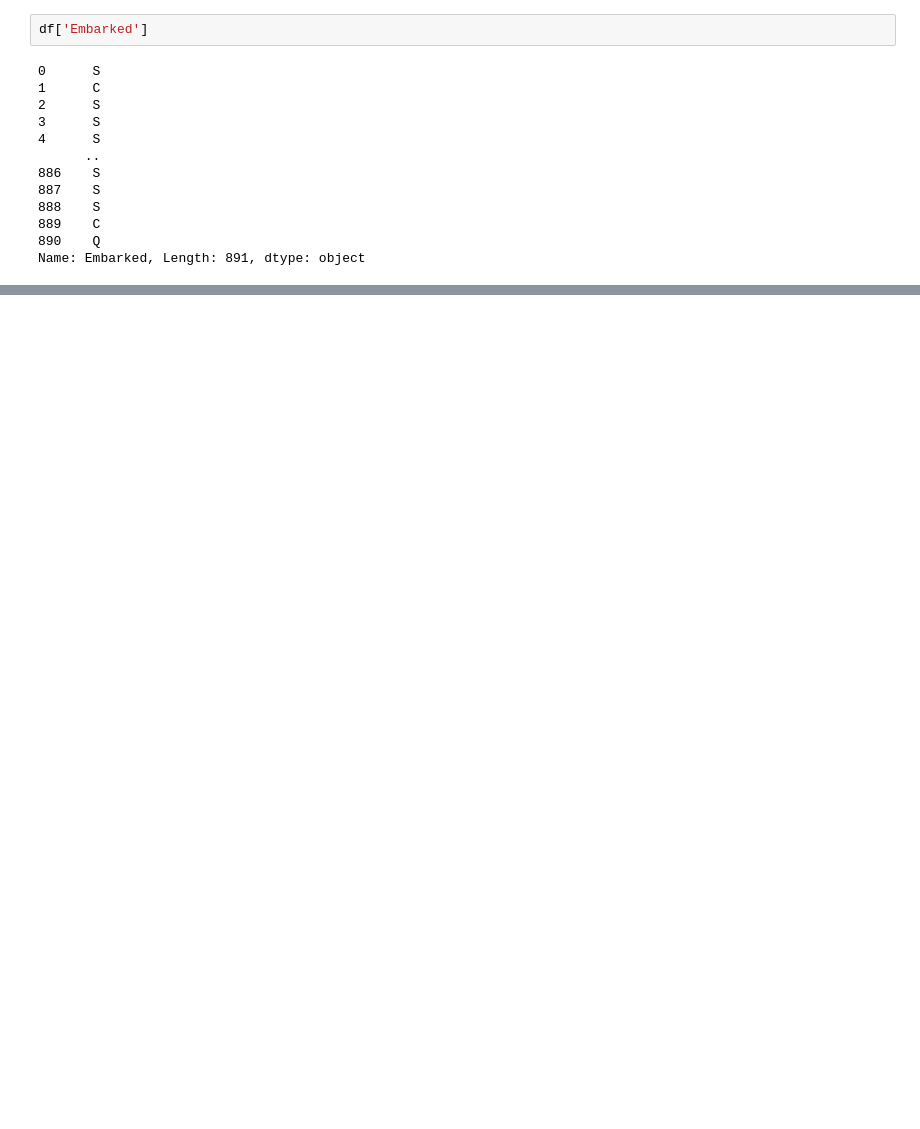
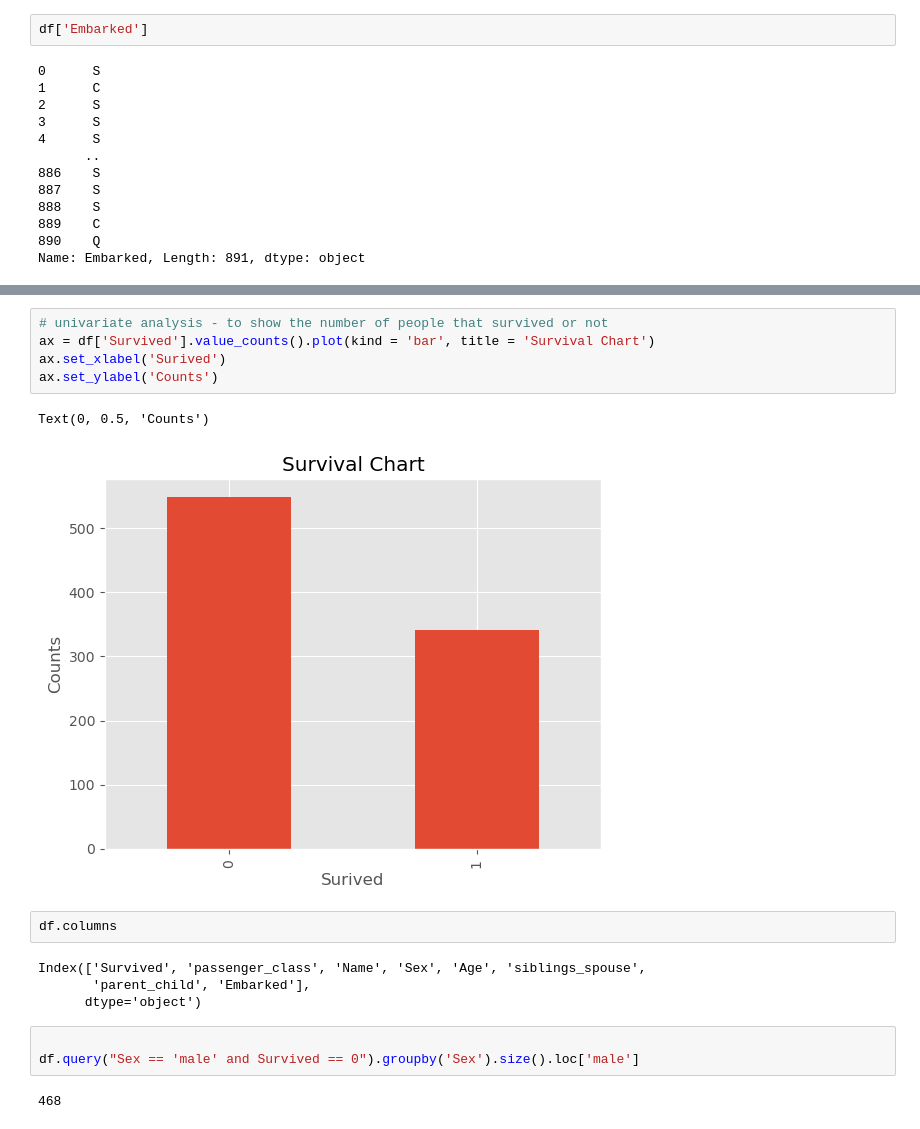
Before and after one commit to alexanderchosen/eda_with_python, a Jupyter notebook: Titanic_dataset_eda/titanic.ipynb, the cells around one changed output, grey strips where cells are left out. Cells and saved outputs as stored; diff of their text form; blank space fills up the shorter version.

```diff
--- a/Titanic_dataset_eda/titanic.ipynb
+++ b/Titanic_dataset_eda/titanic.ipynb
@@ -290,0 +375,19 @@ Name: Embarked, Length: 891, dtype: object
+# %%
+# univariate analysis - to show the number of people that survived or not
+ax = df['Survived'].value_counts().plot(kind = 'bar', title = 'Survival Chart')
+ax.set_xlabel('Surived')
+ax.set_ylabel('Counts')
+# %% [output]
+Text(0, 0.5, 'Counts')
+[figure, added]
+# %%
+df.columns
+# %% [output]
+Index(['Survived', 'passenger_class', 'Name', 'Sex', 'Age', 'siblings_spouse',
+       'parent_child', 'Embarked'],
+      dtype='object')
+# %%
+
+df.query("Sex == 'male' and Survived == 0").groupby('Sex').size().loc['male']
+# %% [output]
+468
```
Also changed, not shown: parts of 29 cells of this notebook.
